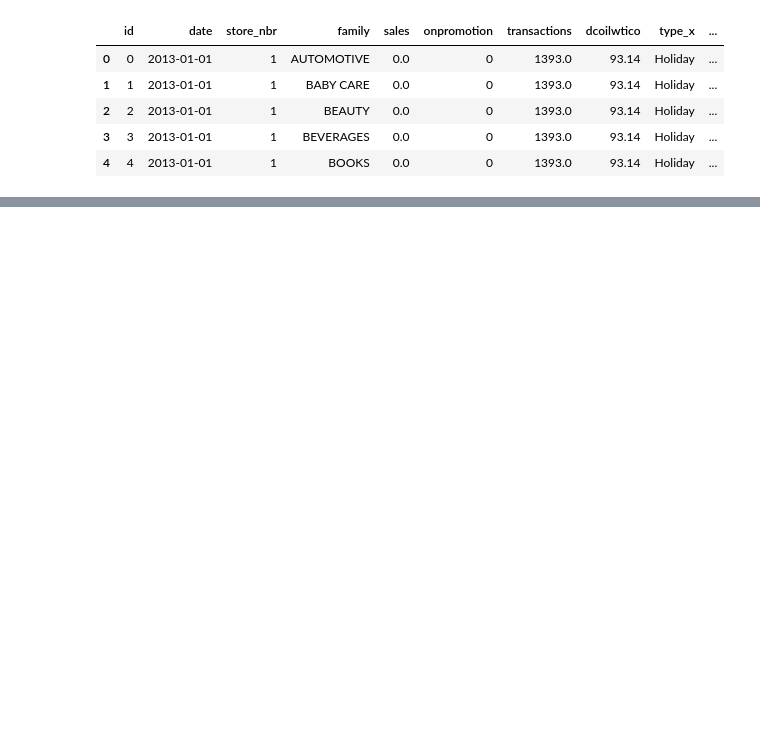
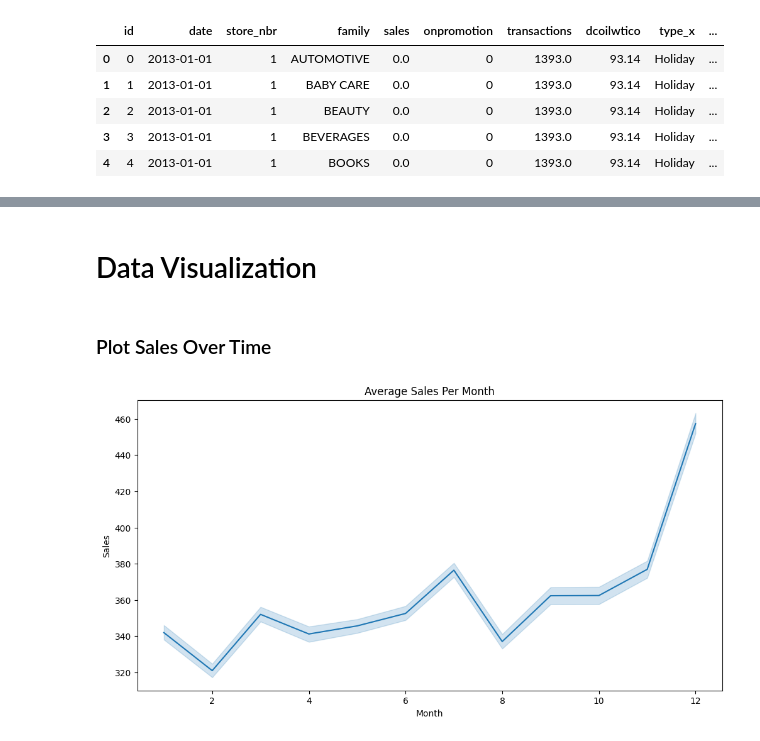
Before and after one commit to BabaMalik/Reatil_Sales_forecaseting, a Jupyter notebook: notebooks/retail_sales_forecasting.ipynb, the cells around one changed output, grey strips where cells are left out. Cells and saved outputs as stored; diff of their text form; code cells hidden in the pictures; blank space fills up the shorter version.

```diff
--- a/notebooks/retail_sales_forecasting.ipynb
+++ b/notebooks/retail_sales_forecasting.ipynb
@@ -177,0 +231,7 @@ array(['Holiday', 'No Holiday', 'Work Day', 'Additional', 'Event',
+# %%
+# Extract Date Features
+train_df["year"] = train_df["date"].dt.year
+train_df["month"] = train_df["date"].dt.month
+train_df["day"] = train_df["date"].dt.day
+train_df["weekday"] = train_df["date"].dt.weekday  # Monday = 0, Sunday = 6
+train_df["is_weekend"] = (train_df["weekday"] >= 5).astype(int)  # 1 if Sat/Sun, else 0
@@ -177,0 +252,5 @@ array(['Holiday', 'No Holiday', 'Work Day', 'Additional', 'Event',
+# %%
+
+# Feature: Sales per Transaction
+train_df["sales_per_transaction"] = train_df["sales"] / train_df["transactions"]
+train_df["sales_per_transaction"].fillna(0)  # Fill missing values
@@ -177,0 +270,10 @@ array(['Holiday', 'No Holiday', 'Work Day', 'Additional', 'Event',
+# %%
+# Encode Holiday Type (Convert Categorical Data to Numeric)
+# train_df["holiday_flag"] = train_df["holiday_type"].apply(lambda x: 1 if x != "No Holiday" else 0)
+
+# Drop unnecessary columns
+# train_df.drop(columns=["type"], inplace=True)
+
+
+# One-hot encode store_type (D, C, B, A)
+train_df = pd.get_dummies(train_df, columns=["store_type"], drop_first=True)
@@ -177,0 +297,2 @@ array(['Holiday', 'No Holiday', 'Work Day', 'Additional', 'Event',
+# %%
+train_df.drop(columns=["id", "family", "date"], inplace=True)
@@ -177,0 +308,16 @@ array(['Holiday', 'No Holiday', 'Work Day', 'Additional', 'Event',
+# %% [markdown]
+# Data Visualization
+# %% [markdown]
+### Plot Sales Over Time
+# %%
+import matplotlib.pyplot as plt
+import seaborn as sns
+
+plt.figure(figsize=(12, 6))
+sns.lineplot(x=train_df["month"], y=train_df["sales"], estimator="mean")
+plt.title("Average Sales Per Month")
+plt.xlabel("Month")
+plt.ylabel("Sales")
+plt.show()
+# %% [output]
+[figure, added]
```
Also changed, not shown: parts of 48 cells of this notebook.
